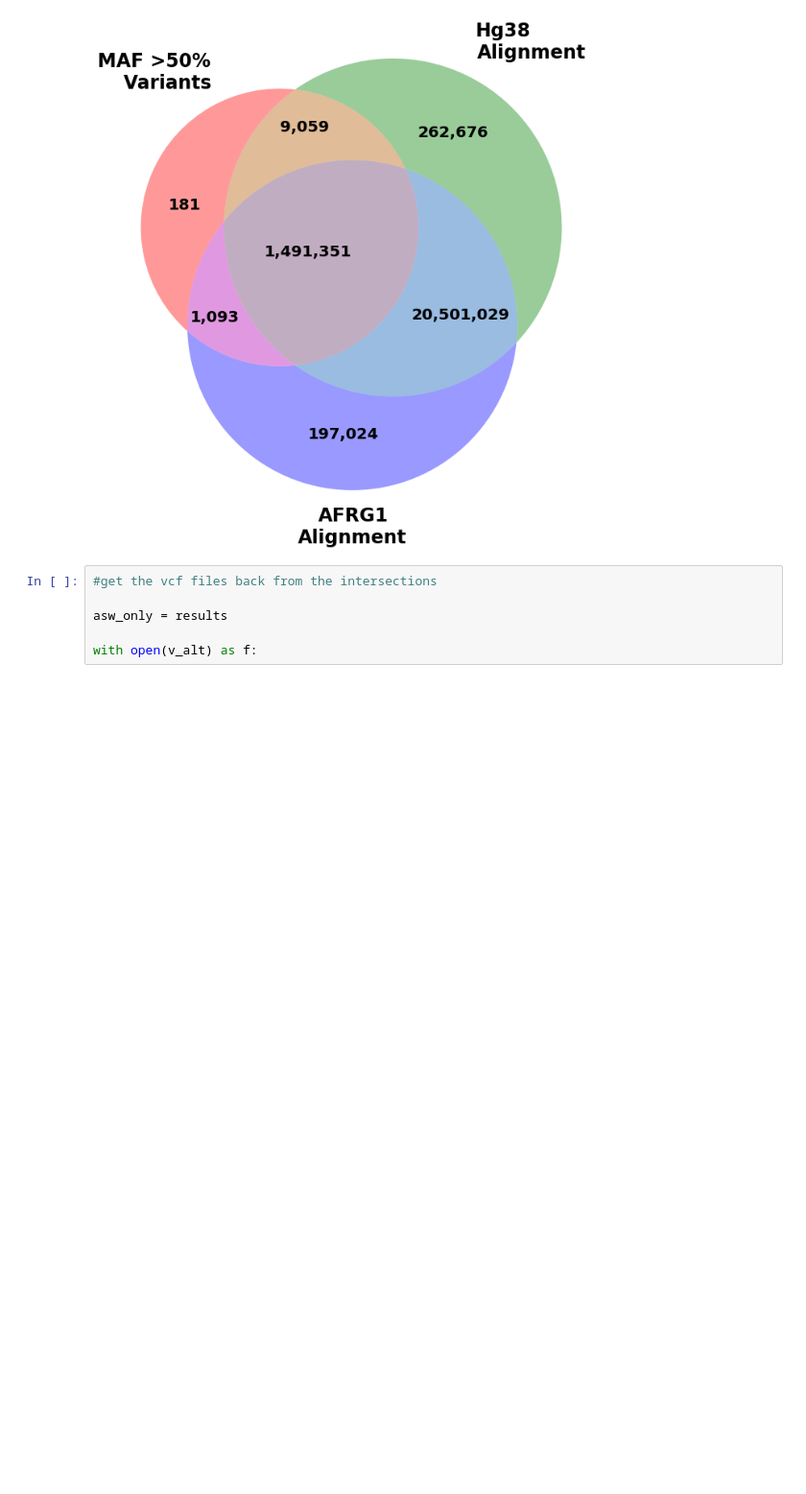
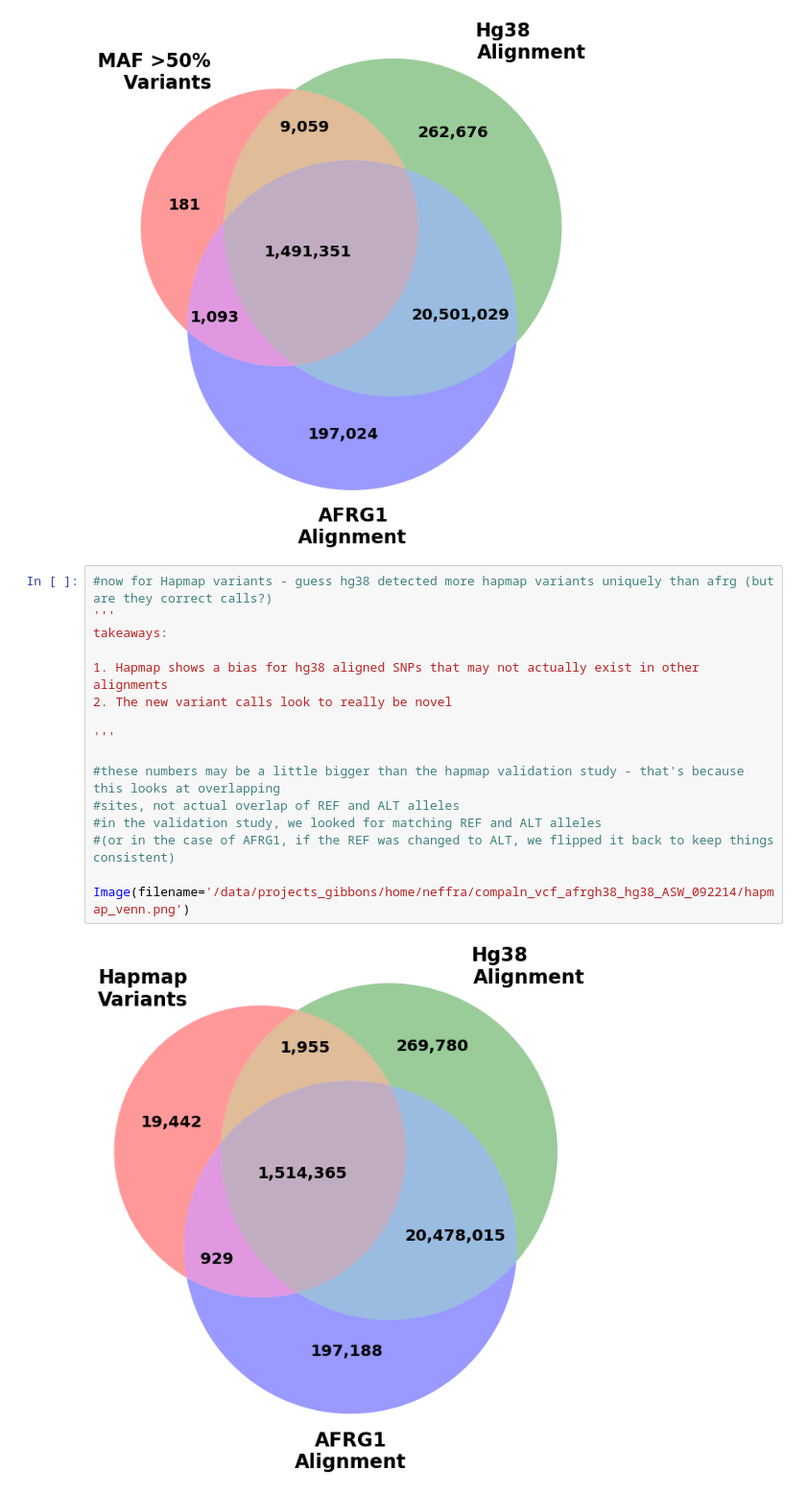
Before and after one commit to ryananeff/ipython-neff-davislab, a Jupyter notebook: ASHG-poster-support.ipynb, the cells around one changed output. Shown at 96% size. Saved outputs shown, nothing was run; the diff lists cells and outputs as text; blank space fills up the shorter version.

```diff
--- a/ASHG-poster-support.ipynb
+++ b/ASHG-poster-support.ipynb
@@ -355,9 +360,21 @@ plt.annotate('197,024', xy=v.get_label_by_id('001').get_position() + np.array([3
 plt.show()
 # %% [output]
 [figure]
-# %%
-#get the vcf files back from the intersections
-
-asw_only = results
-
-with open(v_alt) as f:
+# %%
+#now for Hapmap variants - guess hg38 detected more hapmap variants uniquely than afrg (but are they correct calls?)
+'''
+takeaways:
+
+1. Hapmap shows a bias for hg38 aligned SNPs that may not actually exist in other alignments
+2. The new variant calls look to really be novel
+
+'''
+
+#these numbers may be a little bigger than the hapmap validation study - that's because this looks at overlapping
+#sites, not actual overlap of REF and ALT alleles
+#in the validation study, we looked for matching REF and ALT alleles
+#(or in the case of AFRG1, if the REF was changed to ALT, we flipped it back to keep things consistent)
+
+Image(filename='/data/projects_gibbons/home/neffra/compaln_vcf_afrgh38_hg38_ASW_092214/hapmap_venn.png')
+# %% [output]
+[figure, added]
```
Also changed, not shown: parts of 37 cells of this notebook, 9 other files.
